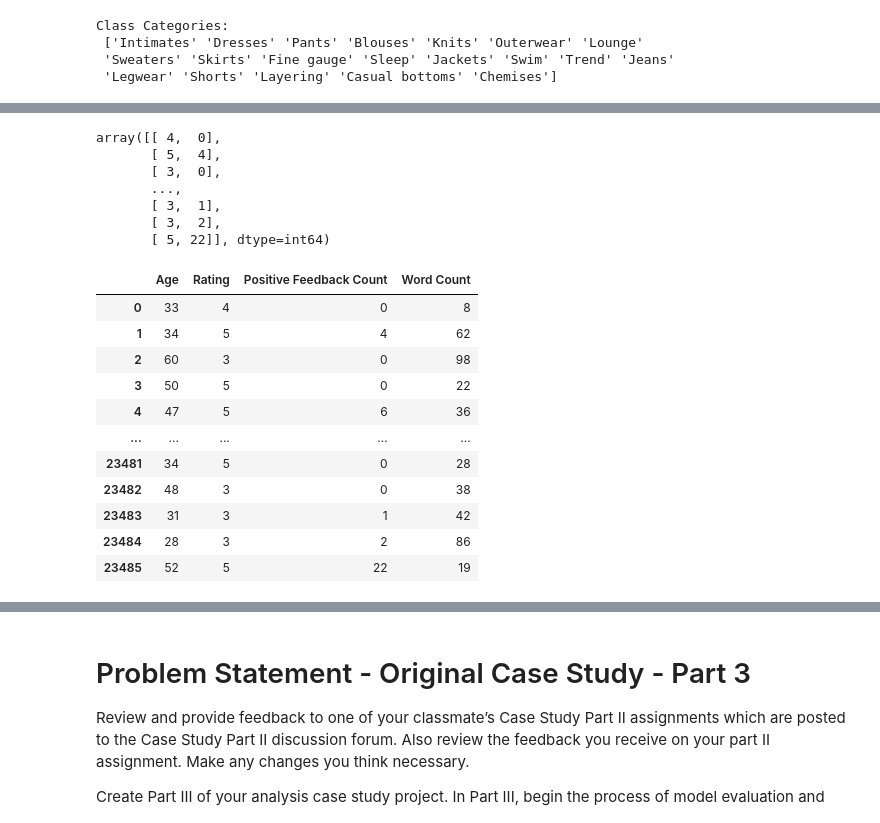
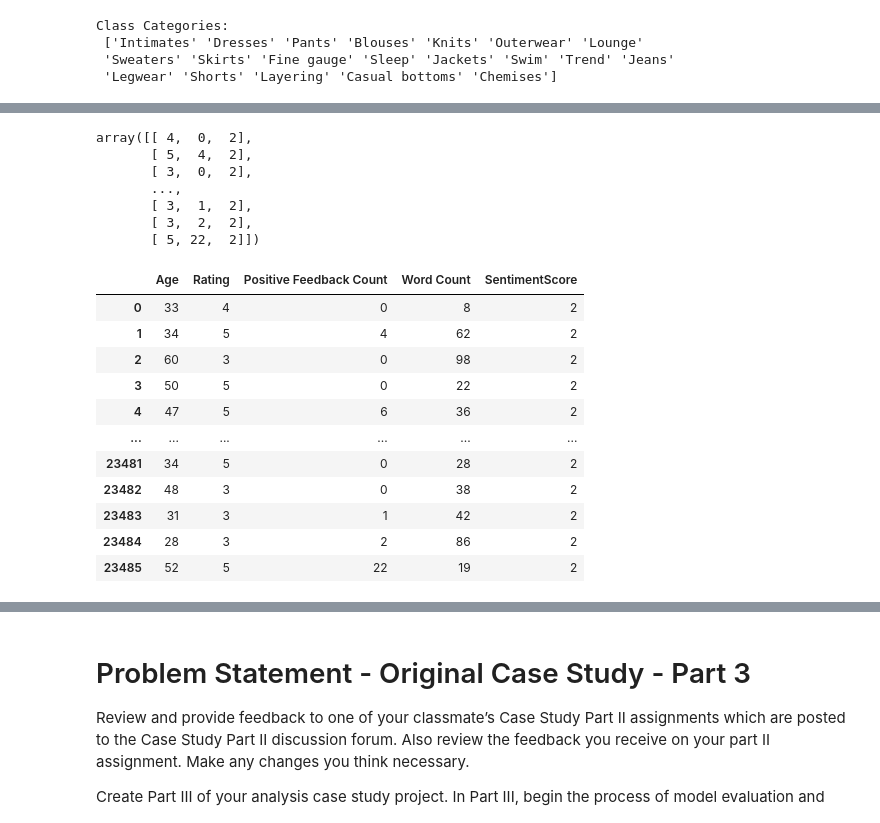
Before and after one commit to abhigyanmisra/dsc550, a Jupyter notebook: FinalCaseStudy/FinalCaseStudy.ipynb, the cells around one changed output, grey strips where cells are left out. Drawn from its saved outputs; the diff is of its cells as text; code cells hidden in the pictures.

```diff
--- a/FinalCaseStudy/FinalCaseStudy.ipynb
+++ b/FinalCaseStudy/FinalCaseStudy.ipynb
@@ -529,0 +738,20 @@ Class Categories:
+# %%
+# Based on additional sentimental review text analysis scores, we would also use them as features
+# Below is the additional list of features, we would use
+#Polarity Score
+#Neutral Score
+#Neagtive Score
+#Positive Score
+#Sentiment
+
+# Negative Score - 0, Zero Score - 1, Positive Score - 2
+def sentiment_to_numeric(x):
+        if x=='Positive': return 2
+        if x=='Negative': return 0
+        return 1
+
+# Change Scores to percentage - so will mutliply by 100
+
+# Changing Sentiment Column to int
+df['SentimentScore'] = df['Sentiment'].apply(sentiment_to_numeric)
+df.head(10)
@@ -530,3 +770,6 @@ Class Categories:
+# %%
+# This is the list of features we will analyse.
+features_model = ['Age', 'Rating', 'Positive Feedback Count', 'Word Count','SentimentScore']
 # %%
 # For feature reduction, we may use different methods of feature selection
 # 1. Since our target is categorical, we may try removing Irrelevant features by Chi Squared test or Anova F Value.
@@ -537,22 +780,26 @@ Class Categories:
 from sklearn.feature_selection import SelectKBest
 from sklearn.feature_selection import chi2,f_classif
 # We will select only below features and drop others for our model
-features_model = ['Age', 'Rating', 'Positive Feedback Count', 'Word Count']
+#features_model = ['Age', 'Rating', 'Positive Feedback Count', 'Word Count']
 features = pd.concat([df[features_model]], axis=1)
 
 # this is our target
 target = df['Recommended IND']
 
-# All categorical values are already integers, so no changes required
+# Changing Sentiment - categorical variable to integer -
+# Though this neutralizes our scores in range 0 - 1, however we will look from sentiment score
+features = features.astype(int)
 
-# Select two features with highest Chisquared statistics
-chi2_selector = SelectKBest(chi2,k=2)
+# Select 3 best features with highest Chisquared statistics
+chi2_selector = SelectKBest(chi2,k=3)
 features_kbest = chi2_selector.fit_transform(features,target)
 
 # Show Results
 print("Original Number of Features:", features.shape[1])
 print("Reduced Number of Features:", features_kbest.shape[1])
 
-display(features_kbest) # Rating and Positive Feedback Count
+display(features_kbest)
 display(features)
+# 3 top feature are - Rating, Positive Feedback Count, SentimentScore
+# Age is not a factor, thats good. It means the data is unbiased
 # %% [output]
@@ -581,12 +828,13 @@ array([[ 4,  0],
 # %%
-# Select two featues with highest F-values
-fvalue_selector = SelectKBest(f_classif, k=2)
+# Select 3 featues with highest F-values
+fvalue_selector = SelectKBest(f_classif, k=3)
 features_kbest = fvalue_selector.fit_transform(features,target)
 
 # Show Results
 print("Original Number of Features:", features.shape[1])
 print("Reduced Number of Features:", features_kbest.shape[1])
 
-display(features_kbest) # Rating and Positive Feedback Count
+display(features_kbest)
 display(features)
+# Top Features are - Rating, Positive Feedback Count, Sentiment Score
 # %% [output]
@@ -595,19 +843,19 @@ Reduced Number of Features: 2
-array([[ 4,  0],
-       [ 5,  4],
-       [ 3,  0],
+array([[ 4,  0,  2],
+       [ 5,  4,  2],
+       [ 3,  0,  2],
        ...,
-       [ 3,  1],
-       [ 3,  2],
-       [ 5, 22]], dtype=int64)
+       [ 3,  1,  2],
+       [ 3,  2,  2],
+       [ 5, 22,  2]])
-|  | Age | Rating | Positive Feedback Count | Word Count |
-| 0 | 33 | 4 | 0 | 8 |
-| 1 | 34 | 5 | 4 | 62 |
-| 2 | 60 | 3 | 0 | 98 |
-| 3 | 50 | 5 | 0 | 22 |
-| 4 | 47 | 5 | 6 | 36 |
-| ... | ... | ... | ... | ... |
-| 23481 | 34 | 5 | 0 | 28 |
-| 23482 | 48 | 3 | 0 | 38 |
-| 23483 | 31 | 3 | 1 | 42 |
-| 23484 | 28 | 3 | 2 | 86 |
-| 23485 | 52 | 5 | 22 | 19 |
+|  | Age | Rating | Positive Feedback Count | Word Count | SentimentScore |
+| 0 | 33 | 4 | 0 | 8 | 2 |
+| 1 | 34 | 5 | 4 | 62 | 2 |
+| 2 | 60 | 3 | 0 | 98 | 2 |
+| 3 | 50 | 5 | 0 | 22 | 2 |
+| 4 | 47 | 5 | 6 | 36 | 2 |
+| ... | ... | ... | ... | ... | ... |
+| 23481 | 34 | 5 | 0 | 28 | 2 |
+| 23482 | 48 | 3 | 0 | 38 | 2 |
+| 23483 | 31 | 3 | 1 | 42 | 2 |
+| 23484 | 28 | 3 | 2 | 86 | 2 |
+| 23485 | 52 | 5 | 22 | 19 | 2 |
```
Also changed, not shown: parts of 37 cells of this notebook.
